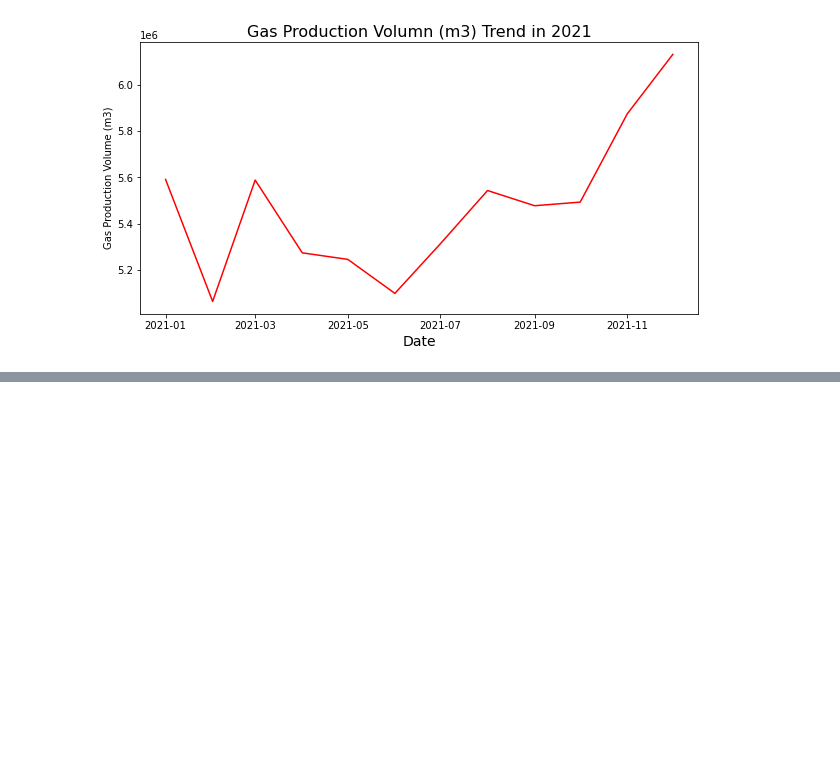
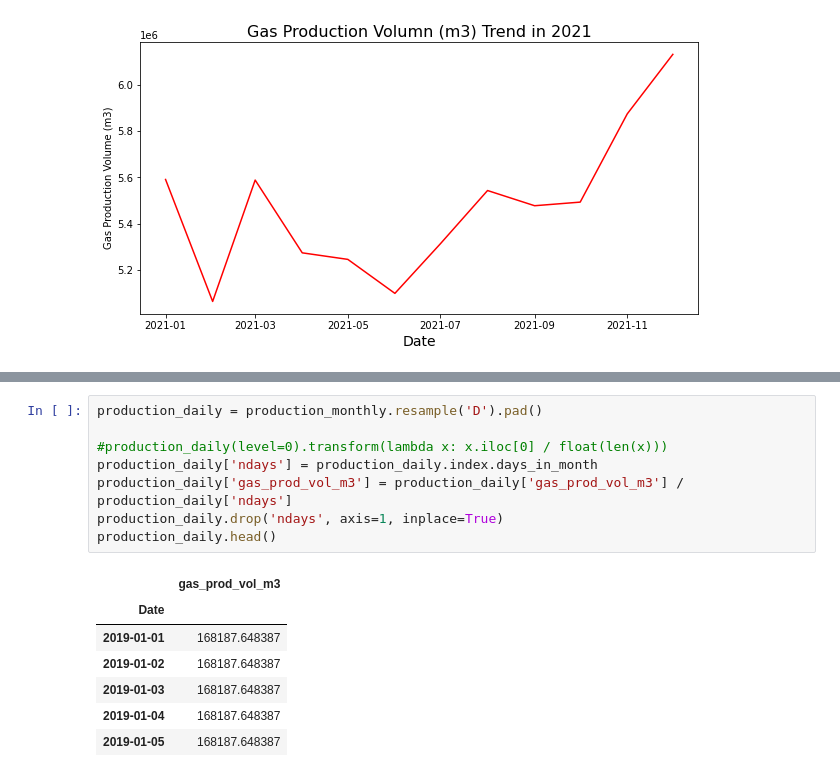
Before and after one commit to mirandadoris/CIV1498_Project2_Pythoneers, a Jupyter notebook: 1-Data_cleaning/Production_Data_Cleaning.ipynb, the cells around one changed output, grey strips where cells are left out. Saved outputs shown, nothing was run; the diff lists cells and outputs as text; blank space fills up the shorter version.

```diff
--- a/1-Data_cleaning/Production_Data_Cleaning.ipynb
+++ b/1-Data_cleaning/Production_Data_Cleaning.ipynb
@@ -231,0 +253,16 @@ production_daily = production_monthly.resample('D').mean()
+# %%
+production_daily = production_monthly.resample('D').pad()
+
+#production_daily(level=0).transform(lambda x: x.iloc[0] / float(len(x)))
+production_daily['ndays'] = production_daily.index.days_in_month
+production_daily['gas_prod_vol_m3'] = production_daily['gas_prod_vol_m3'] / production_daily['ndays']
+production_daily.drop('ndays', axis=1, inplace=True)
+production_daily.head()
+# %% [output]
+|  | gas_prod_vol_m3 |
+| Date |  |
+| 2019-01-01 | 168187.648387 |
+| 2019-01-02 | 168187.648387 |
+| 2019-01-03 | 168187.648387 |
+| 2019-01-04 | 168187.648387 |
+| 2019-01-05 | 168187.648387 |
```
Also changed, not shown: parts of 4 cells of this notebook.
